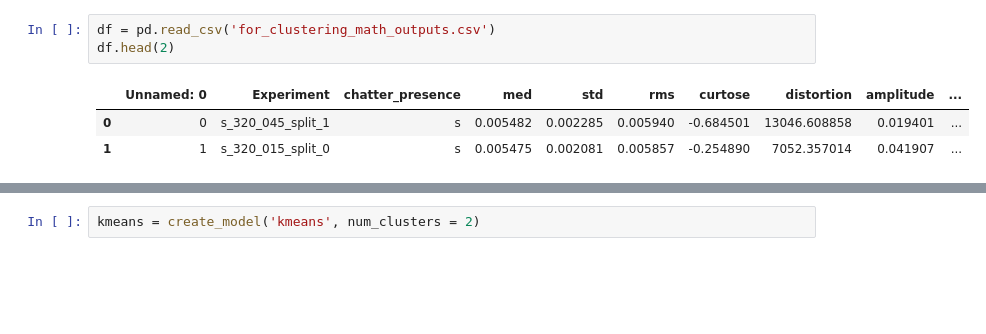
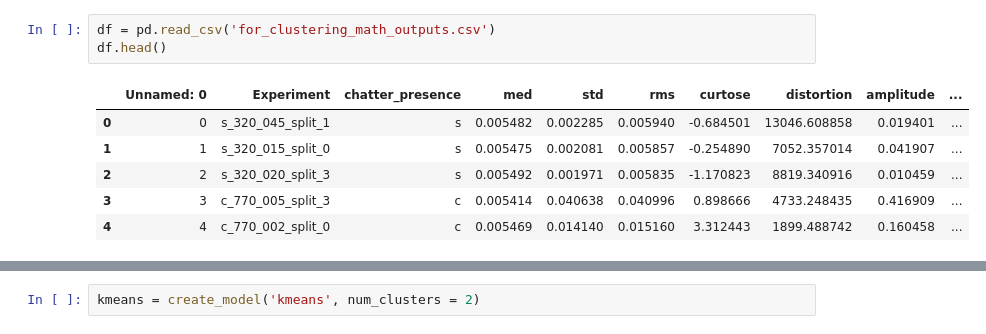
Before and after one commit to AnaJuliaSilvaOliveira/ic-cnc, a Jupyter notebook: clusters_classifier.ipynb, the cells around one changed output, grey strips where cells are left out. Cells and saved outputs as stored; diff of their text form; blank space fills up the shorter version.

```diff
--- a/clusters_classifier.ipynb
+++ b/clusters_classifier.ipynb
@@ -6,7 +14,10 @@ from pycaret.clustering import *
 # %%
 df = pd.read_csv('for_clustering_math_outputs.csv')
-df.head(2)
+df.head()
 # %% [output]
 |  | Unnamed: 0 | Experiment | chatter_presence | med | std | rms | curtose | distortion | amplitude | ... |
 | 0 | 0 | s_320_045_split_1 | s | 0.005482 | 0.002285 | 0.005940 | -0.684501 | 13046.608858 | 0.019401 | ... |
 | 1 | 1 | s_320_015_split_0 | s | 0.005475 | 0.002081 | 0.005857 | -0.254890 | 7052.357014 | 0.041907 | ... |
+| 2 | 2 | s_320_020_split_3 | s | 0.005492 | 0.001971 | 0.005835 | -1.170823 | 8819.340916 | 0.010459 | ... |
+| 3 | 3 | c_770_005_split_3 | c | 0.005414 | 0.040638 | 0.040996 | 0.898666 | 4733.248435 | 0.416909 | ... |
+| 4 | 4 | c_770_002_split_0 | c | 0.005469 | 0.014140 | 0.015160 | 3.312443 | 1899.488742 | 0.160458 | ... |
```
Also changed, not shown: parts of 10 cells of this notebook.
